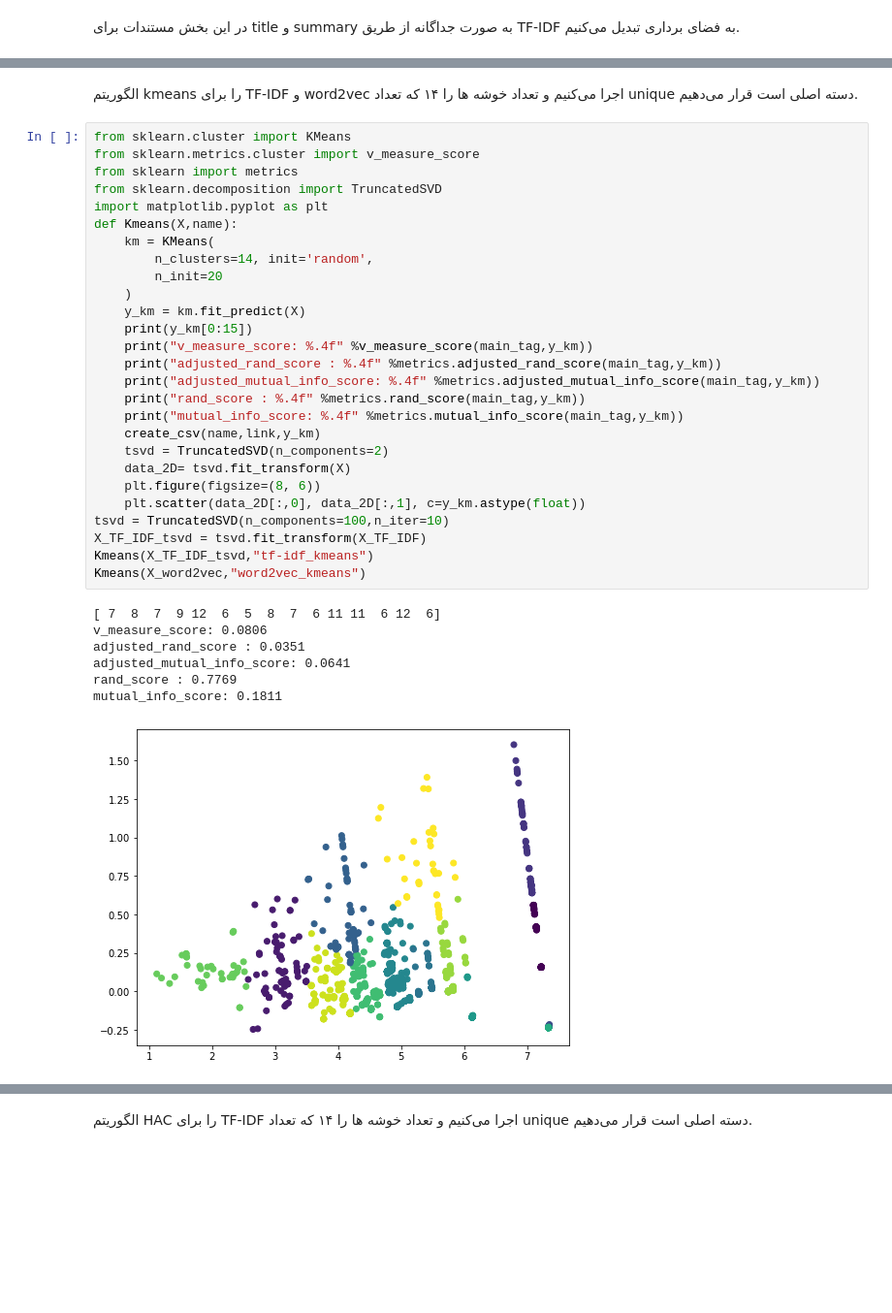
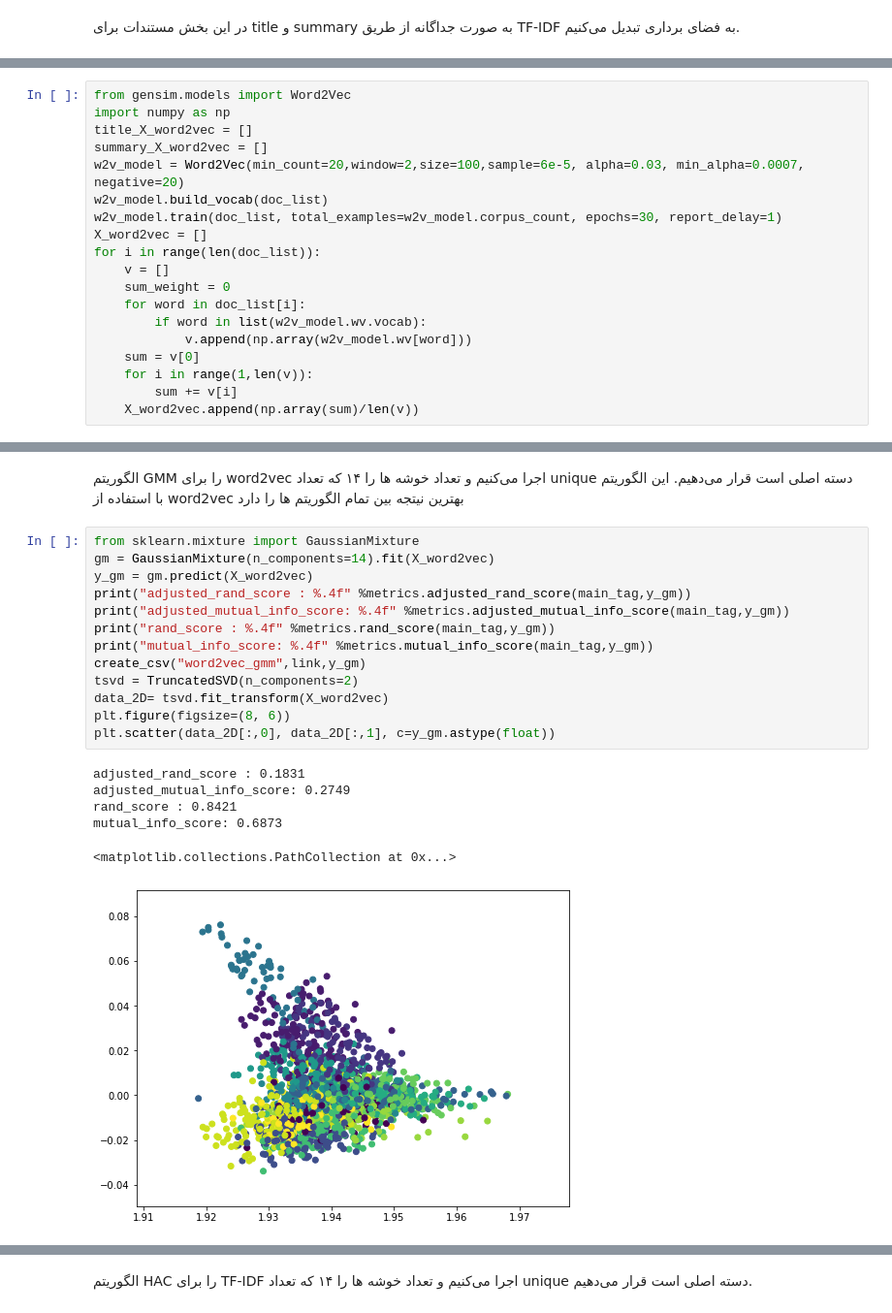
Before and after one commit to sh3rLock3d/modern-information-retrieval-project, a Jupyter notebook: phase3/phase3.ipynb, the cells around one changed output, grey strips where cells are left out. Shown at 97% size. Saved outputs shown, nothing was run; the diff lists cells and outputs as text; blank space fills up the shorter version.

```diff
--- a/phase3/phase3.ipynb
+++ b/phase3/phase3.ipynb
@@ -225,0 +109,19 @@ print(np.concatenate([a,b],axis=1))
+# %%
+from gensim.models import Word2Vec
+import numpy as np
+title_X_word2vec = []
+summary_X_word2vec = []
+w2v_model = Word2Vec(min_count=20,window=2,size=100,sample=6e-5, alpha=0.03, min_alpha=0.0007, negative=20)
+w2v_model.build_vocab(doc_list)
+w2v_model.train(doc_list, total_examples=w2v_model.corpus_count, epochs=30, report_delay=1)
+X_word2vec = []
+for i in range(len(doc_list)):
+    v = []
+    sum_weight = 0
+    for word in doc_list[i]:
+        if word in list(w2v_model.wv.vocab):
+            v.append(np.array(w2v_model.wv[word]))
+    sum = v[0]
+    for i in range(1,len(v)):
+        sum += v[i]
+    X_word2vec.append(np.array(sum)/len(v))
@@ -226,40 +204,26 @@ print(np.concatenate([a,b],axis=1))
 # %% [markdown]
 <div dir = "rtl">
-الگوریتم kmeans را برای TF-IDF و word2vec اجرا می‌کنیم
+الگوریتم GMM را برای word2vec اجرا می‌کنیم
  و تعداد خوشه ها را  ۱۴ که تعداد unique دسته اصلی است قرار می‌دهیم.
+  این الگوریتم با استفاده از word2vec بهترین نیتجه بین تمام الگوریتم ها را دارد
 </div>
 # %%
-from sklearn.cluster import KMeans
-from sklearn.metrics.cluster import v_measure_score
-from sklearn import metrics
-from sklearn.decomposition import TruncatedSVD
-import matplotlib.pyplot as plt
-def Kmeans(X,name):
-    km = KMeans(
-        n_clusters=14, init='random',
-        n_init=20
-    )
-    y_km = km.fit_predict(X)
-    print(y_km[0:15])
-    print("v_measure_score: %.4f" %v_measure_score(main_tag,y_km))
-    print("adjusted_rand_score : %.4f" %metrics.adjusted_rand_score(main_tag,y_km))
-    print("adjusted_mutual_info_score: %.4f" %metrics.adjusted_mutual_info_score(main_tag,y_km))
-    print("rand_score : %.4f" %metrics.rand_score(main_tag,y_km))
-    print("mutual_info_score: %.4f" %metrics.mutual_info_score(main_tag,y_km))
-    create_csv(name,link,y_km)
-    tsvd = TruncatedSVD(n_components=2)
-    data_2D= tsvd.fit_transform(X)
-    plt.figure(figsize=(8, 6))
-    plt.scatter(data_2D[:,0], data_2D[:,1], c=y_km.astype(float))
-tsvd = TruncatedSVD(n_components=100,n_iter=10)
-X_TF_IDF_tsvd = tsvd.fit_transform(X_TF_IDF)
-Kmeans(X_TF_IDF_tsvd,"tf-idf_kmeans")
-Kmeans(X_word2vec,"word2vec_kmeans")
+from sklearn.mixture import GaussianMixture
+gm = GaussianMixture(n_components=14).fit(X_word2vec)
+y_gm = gm.predict(X_word2vec)
+print("adjusted_rand_score : %.4f" %metrics.adjusted_rand_score(main_tag,y_gm))
+print("adjusted_mutual_info_score: %.4f" %metrics.adjusted_mutual_info_score(main_tag,y_gm))
+print("rand_score : %.4f" %metrics.rand_score(main_tag,y_gm))
+print("mutual_info_score: %.4f" %metrics.mutual_info_score(main_tag,y_gm))
+create_csv("word2vec_gmm",link,y_gm)
+tsvd = TruncatedSVD(n_components=2)
+data_2D= tsvd.fit_transform(X_word2vec)
+plt.figure(figsize=(8, 6))
+plt.scatter(data_2D[:,0], data_2D[:,1], c=y_gm.astype(float))
 # %% [output]
-[ 7  8  7  9 12  6  5  8  7  6 11 11  6 12  6]
-v_measure_score: 0.0806
-adjusted_rand_score : 0.0351
-adjusted_mutual_info_score: 0.0641
-rand_score : 0.7769
-mutual_info_score: 0.1811
+adjusted_rand_score : 0.1831
+adjusted_mutual_info_score: 0.2749
+rand_score : 0.8421
+mutual_info_score: 0.6873
+<matplotlib.collections.PathCollection at 0x...>
-[figure, old version]
+[figure, new version]
```
Also changed, not shown: parts of 24 cells of this notebook.
